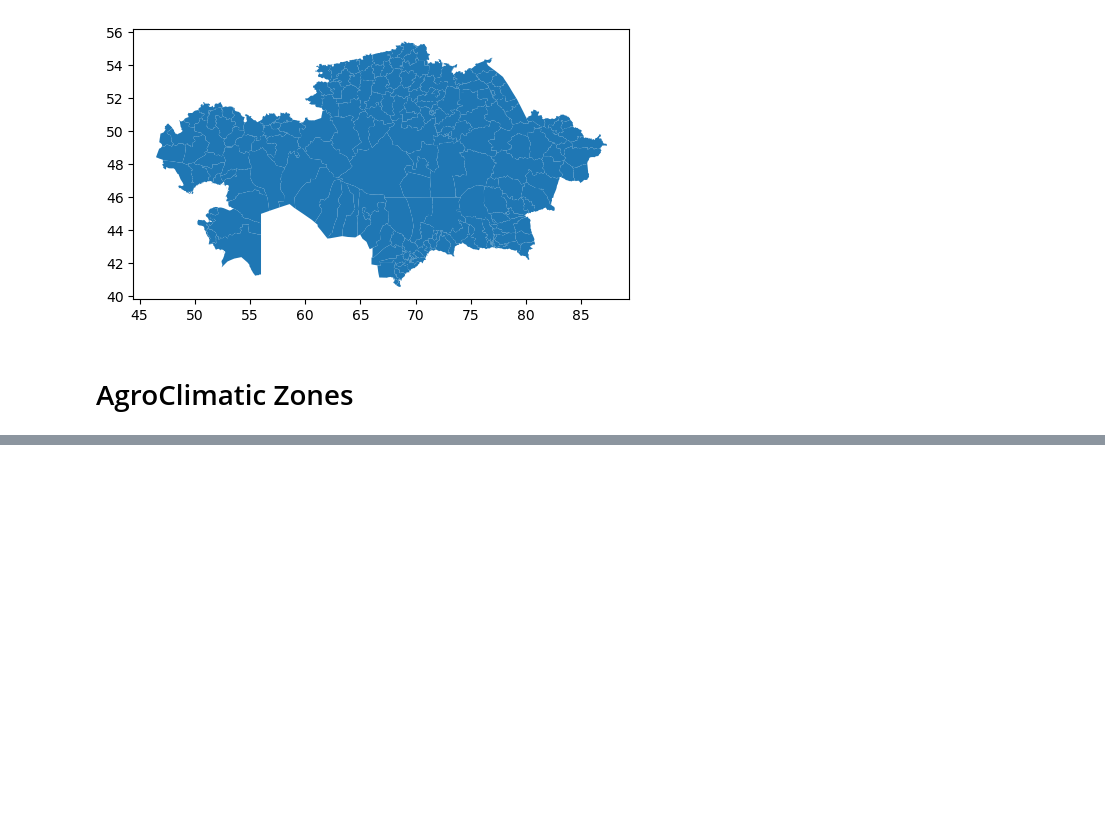
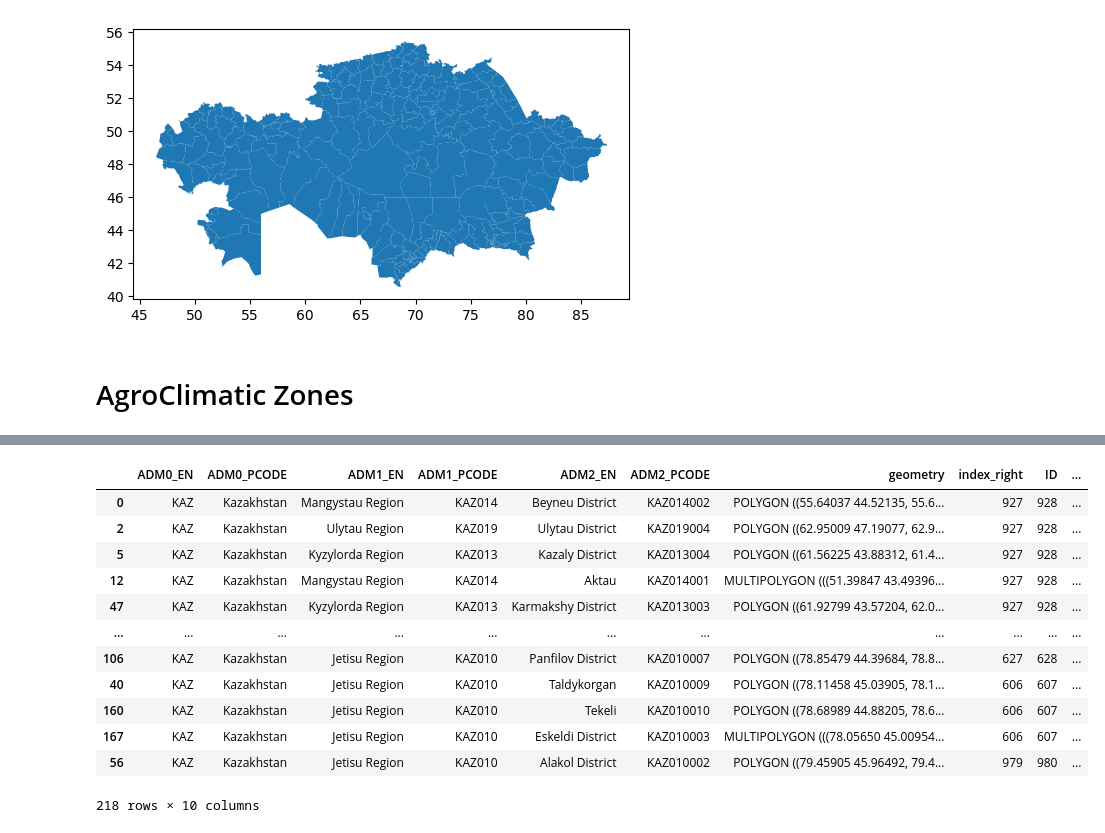
Before and after one commit to Yerlan999/LocustsControlProject-KazATU, a Jupyter notebook: Locusts Control Project.ipynb, the cells around one changed output, grey strips where cells are left out. Drawn from its saved outputs; the diff is of its cells as text; code cells hidden in the pictures; blank space fills up the shorter version.

```diff
--- a/Locusts Control Project.ipynb
+++ b/Locusts Control Project.ipynb
@@ -126,0 +110,16 @@ plt.show()
+# %%
+intersections
+# %% [output]
+|  | ADM0_EN | ADM0_PCODE | ADM1_EN | ADM1_PCODE | ADM2_EN | ADM2_PCODE | geometry | index_right | ID | ... |
+| 0 | KAZ | Kazakhstan | Mangystau Region | KAZ014 | Beyneu District | KAZ014002 | POLYGON ((55.64037 44.52135, 55.6... | 927 | 928 | ... |
+| 2 | KAZ | Kazakhstan | Ulytau Region | KAZ019 | Ulytau District | KAZ019004 | POLYGON ((62.95009 47.19077, 62.9... | 927 | 928 | ... |
+| 5 | KAZ | Kazakhstan | Kyzylorda Region | KAZ013 | Kazaly District | KAZ013004 | POLYGON ((61.56225 43.88312, 61.4... | 927 | 928 | ... |
+| 12 | KAZ | Kazakhstan | Mangystau Region | KAZ014 | Aktau | KAZ014001 | MULTIPOLYGON (((51.39847 43.49396... | 927 | 928 | ... |
+| 47 | KAZ | Kazakhstan | Kyzylorda Region | KAZ013 | Karmakshy District | KAZ013003 | POLYGON ((61.92799 43.57204, 62.0... | 927 | 928 | ... |
+| ... | ... | ... | ... | ... | ... | ... | ... | ... | ... | ... |
+| 106 | KAZ | Kazakhstan | Jetisu Region | KAZ010 | Panfilov District | KAZ010007 | POLYGON ((78.85479 44.39684, 78.8... | 627 | 628 | ... |
+| 40 | KAZ | Kazakhstan | Jetisu Region | KAZ010 | Taldykorgan | KAZ010009 | POLYGON ((78.11458 45.03905, 78.1... | 606 | 607 | ... |
+| 160 | KAZ | Kazakhstan | Jetisu Region | KAZ010 | Tekeli | KAZ010010 | POLYGON ((78.68989 44.88205, 78.6... | 606 | 607 | ... |
+| 167 | KAZ | Kazakhstan | Jetisu Region | KAZ010 | Eskeldi District | KAZ010003 | MULTIPOLYGON (((78.05650 45.00954... | 606 | 607 | ... |
+| 56 | KAZ | Kazakhstan | Jetisu Region | KAZ010 | Alakol District | KAZ010002 | POLYGON ((79.45905 45.96492, 79.4... | 979 | 980 | ... |
+218 rows × 10 columns
```
Also changed, not shown: parts of 10 cells of this notebook, 10 other files.
